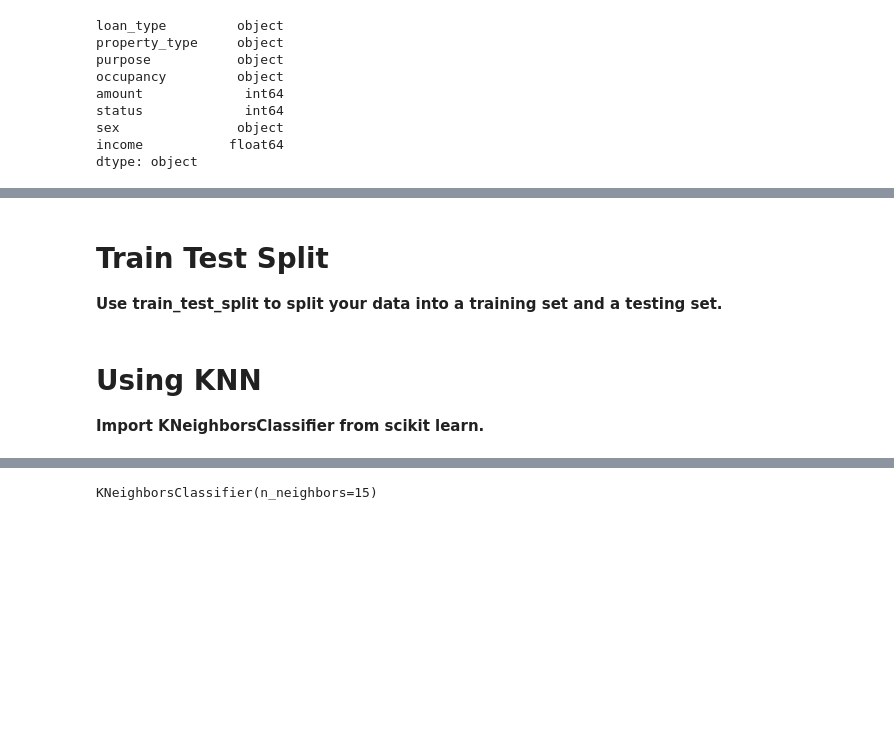
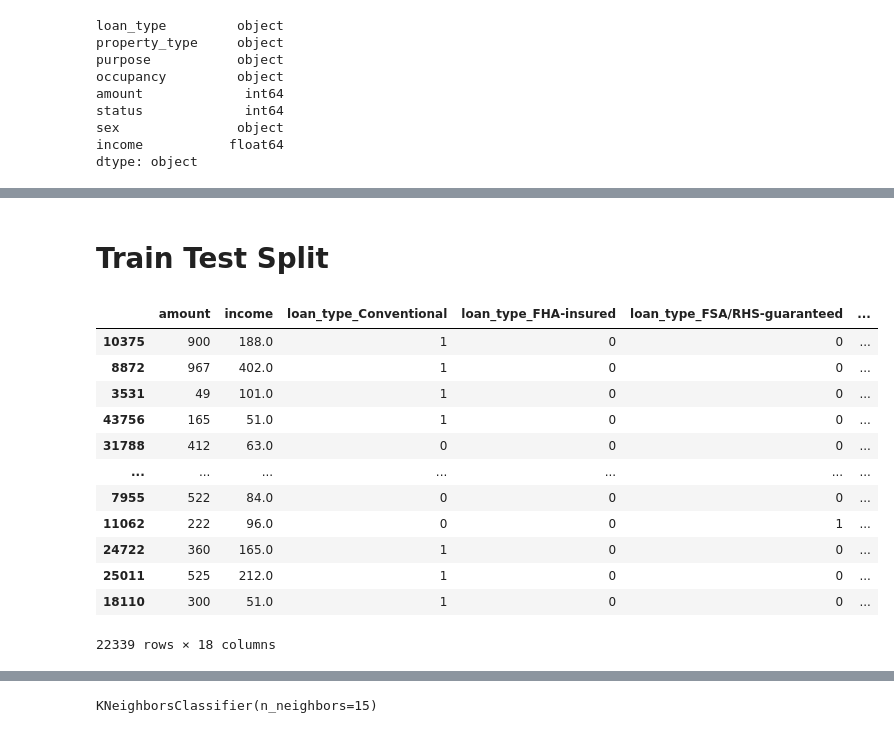
Before and after one commit to pas-trop-de-zele/loan-predictor-knn, a Jupyter notebook: loan.ipynb, the cells around one changed output, grey strips where cells are left out. Cells and saved outputs as stored; diff of their text form; code cells hidden in the pictures; blank space fills up the shorter version.

```diff
--- a/loan.ipynb
+++ b/loan.ipynb
@@ -134,7 +118,5 @@ df_features.head()
-# %% [markdown]
-# Train Test Split
-
-**Use train_test_split to split your data into a training set and a testing set.**
+# %% [markdown]
+# Train Test Split
 # %%
 from sklearn.model_selection import train_test_split
 # %%
@@ -143,4 +125,16 @@ X_train, X_test, y_train, y_test = train_test_split(
-# %% [markdown]
-# Using KNN
-
-**Import KNeighborsClassifier from scikit learn.**
+# %%
+X_train
+# %% [output]
+|  | amount | income | loan_type_Conventional | loan_type_FHA-insured | loan_type_FSA/RHS-guaranteed | ... |
+| 10375 | 900 | 188.0 | 1 | 0 | 0 | ... |
+| 8872 | 967 | 402.0 | 1 | 0 | 0 | ... |
+| 3531 | 49 | 101.0 | 1 | 0 | 0 | ... |
+| 43756 | 165 | 51.0 | 1 | 0 | 0 | ... |
+| 31788 | 412 | 63.0 | 0 | 0 | 0 | ... |
+| ... | ... | ... | ... | ... | ... | ... |
+| 7955 | 522 | 84.0 | 0 | 0 | 0 | ... |
+| 11062 | 222 | 96.0 | 0 | 0 | 1 | ... |
+| 24722 | 360 | 165.0 | 1 | 0 | 0 | ... |
+| 25011 | 525 | 212.0 | 1 | 0 | 0 | ... |
+| 18110 | 300 | 51.0 | 1 | 0 | 0 | ... |
+22339 rows × 18 columns
```
Also changed, not shown: parts of 39 cells of this notebook, 6 other files.
